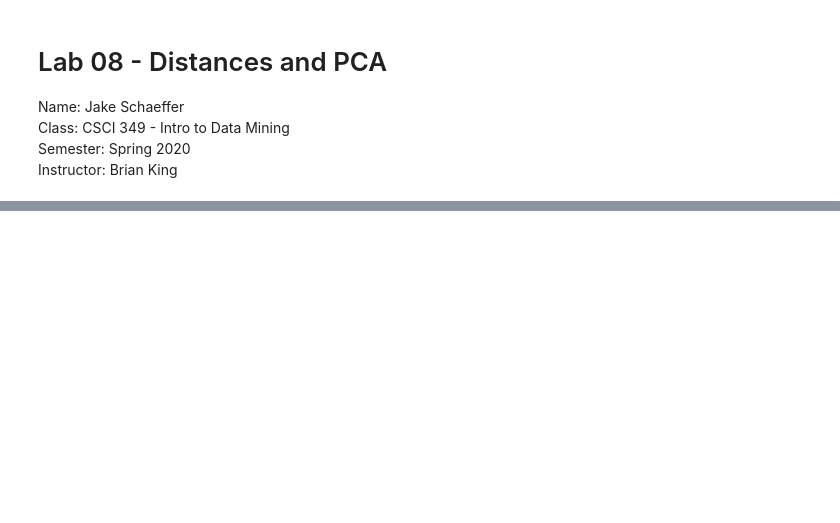
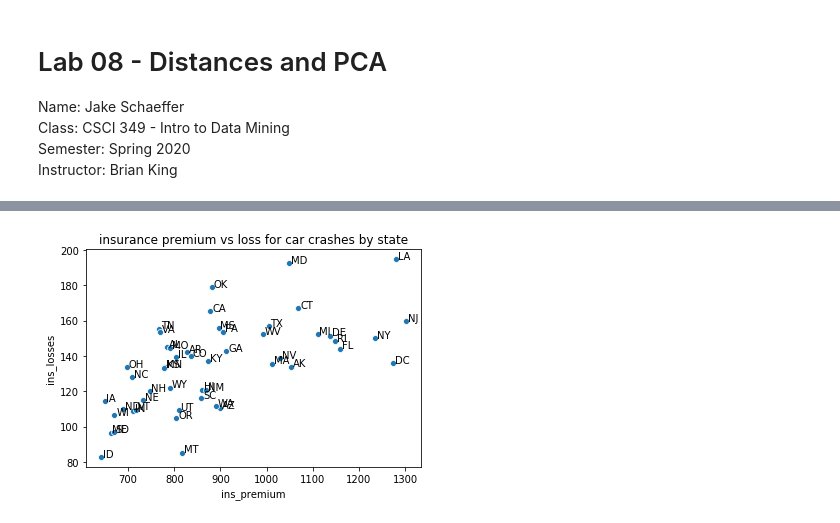
Before and after one commit to jaschaeff/DataMiningIntro, a Jupyter notebook: labs/lab08.ipynb, the cells around one changed output, grey strips where cells are left out. Saved outputs shown, nothing was run; the diff lists cells and outputs as text; code cells hidden in the pictures; blank space fills up the shorter version.

```diff
--- a/labs/lab08.ipynb
+++ b/labs/lab08.ipynb
@@ -86,0 +287,2 @@ distmat_zeroone.stack().sort_values(ascending=False).drop_duplicates().head(3)
+# %%
+df_car_crashes = sns.load_dataset('car_crashes')
@@ -86,0 +291,3 @@ distmat_zeroone.stack().sort_values(ascending=False).drop_duplicates().head(3)
+# %%
+df_car_crashes.set_index("abbrev",inplace = True)
+df_car_crashes.head()
@@ -86,0 +374,8 @@ distmat_zeroone.stack().sort_values(ascending=False).drop_duplicates().head(3)
+# %%
+plot = sns.scatterplot(data = df_car_crashes,x = "ins_premium",y="ins_losses")
+for line in range(len(df_car_crashes.index)):
+    plot.text(df_car_crashes.ins_premium[line]+4,df_car_crashes.ins_losses[line],df_car_crashes.index[line])
+plot.set_title("insurance premium vs loss for car crashes by state")
+plt.show()
+# %% [output]
+[figure, added]
```
Also changed, not shown: parts of 63 cells of this notebook.
